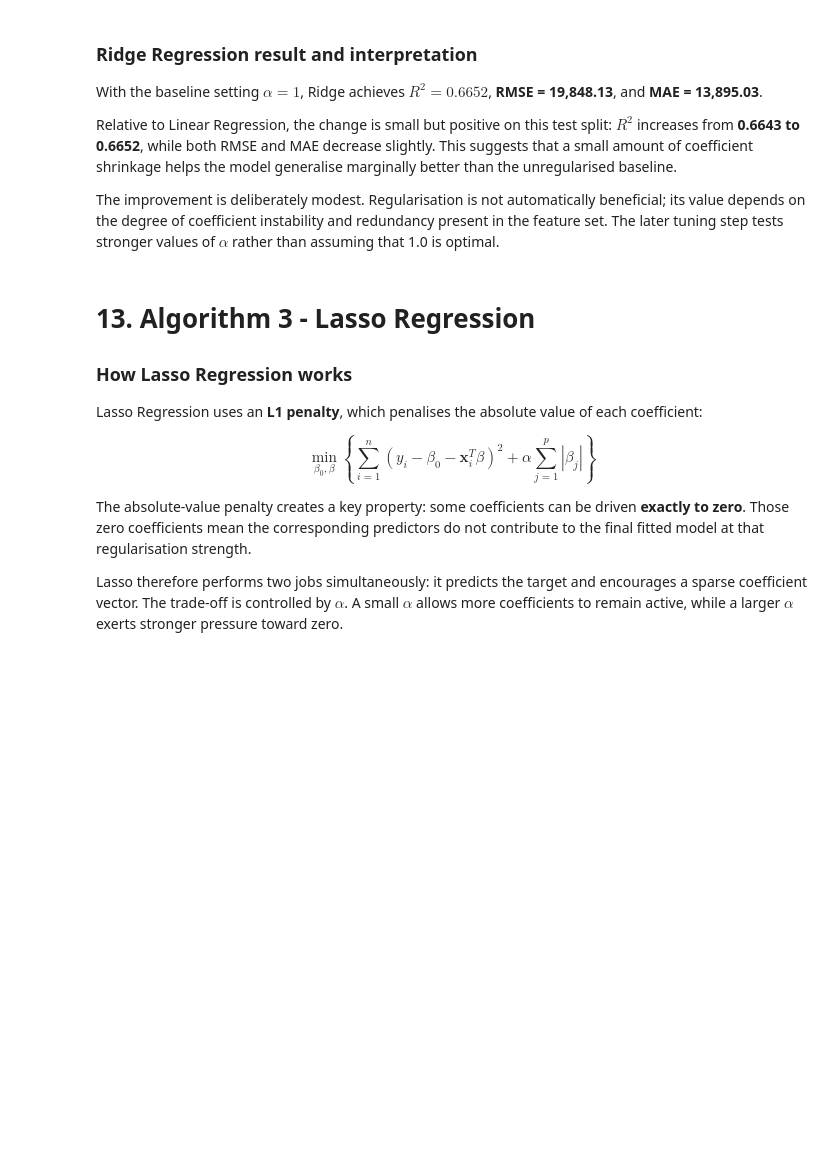
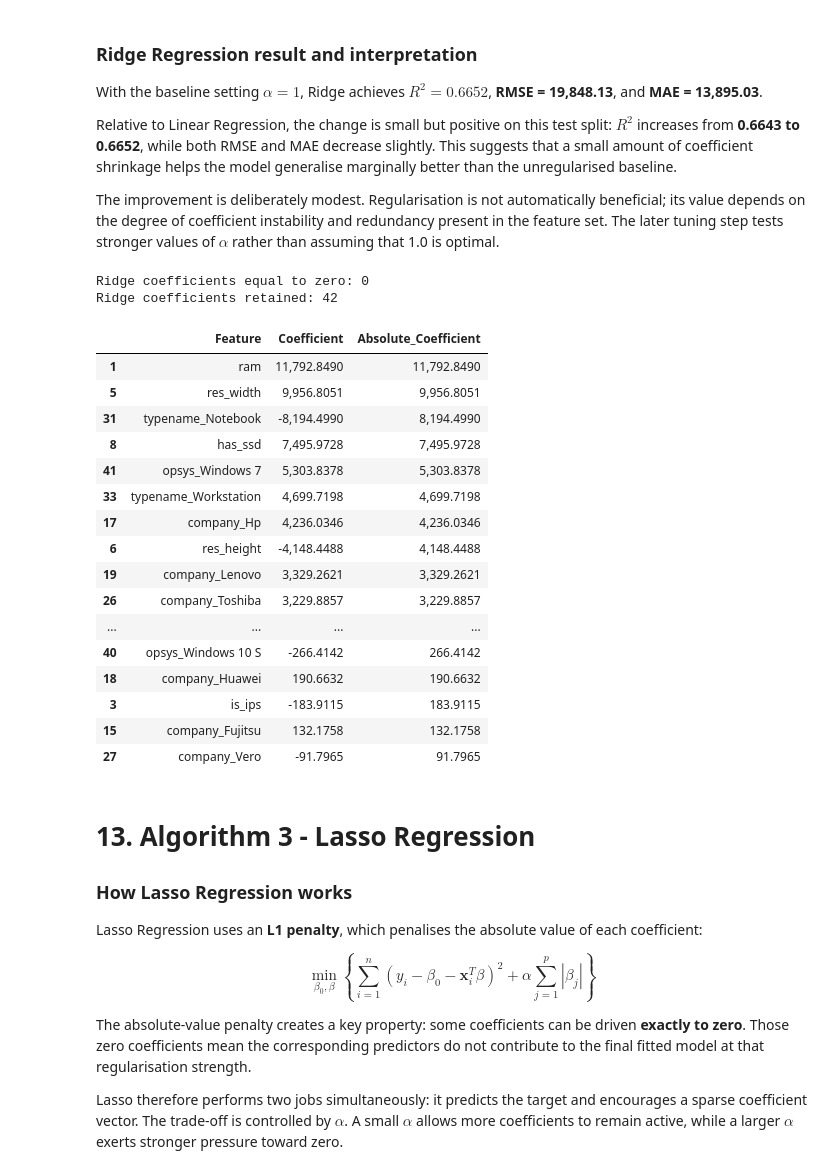
Before and after one commit to BIJJUDAMA/ML_Capstone, a Jupyter notebook: Regression_algorithms_10.ipynb, the cells around one changed output. Saved outputs shown, nothing was run; the diff lists cells and outputs as text; code cells hidden in the pictures; blank space fills up the shorter version.

Commit message:
feat: update paths and coefficient analysis

```diff
--- a/Regression_algorithms_10.ipynb
+++ b/Regression_algorithms_10.ipynb
@@ -608,6 +608,55 @@ With the baseline setting $\alpha=1$, Ridge achieves **$R^2=0.6652$**, **RMSE =
 Relative to Linear Regression, the change is small but positive on this test split: $R^2$ increases from **0.6643 to 0.6652**, while both RMSE and MAE decrease slightly. This suggests that a small amount of coefficient shrinkage helps the model generalise marginally better than the unregularised baseline.
 
 The improvement is deliberately modest. Regularisation is not automatically beneficial; its value depends on the degree of coefficient instability and redundancy present in the feature set. The later tuning step tests stronger values of $\alpha$ rather than assuming that 1.0 is optimal.
+# %%
+ridge_coefficients = pd.Series(
+    ridge_model.named_steps["model"].coef_,
+    index=X_train.columns
+)
+
+zero_count = int((ridge_coefficients == 0).sum())
+
+non_zero_count = int((ridge_coefficients != 0).sum())
+
+print("Ridge coefficients equal to zero:", zero_count)
+print("Ridge coefficients retained:", non_zero_count)
+# %% [output]
+Ridge coefficients equal to zero: 0
+Ridge coefficients retained: 42
+# %%
+ridge_coefficient_table = pd.DataFrame({
+    "Feature": X_train.columns,
+    "Coefficient": ridge_model.named_steps["model"].coef_
+})
+
+ridge_coefficient_table["Absolute_Coefficient"] = (
+    ridge_coefficient_table["Coefficient"].abs()
+)
+
+ridge_coefficient_table = ridge_coefficient_table.sort_values(
+    "Absolute_Coefficient",
+    ascending=False
+)
+
+display(ridge_coefficient_table)
+# %% [output]
+|  | Feature | Coefficient | Absolute_Coefficient |
+| 1 | ram | 11,792.8490 | 11,792.8490 |
+| 5 | res_width | 9,956.8051 | 9,956.8051 |
+| 31 | typename_Notebook | -8,194.4990 | 8,194.4990 |
+| 8 | has_ssd | 7,495.9728 | 7,495.9728 |
+| 41 | opsys_Windows 7 | 5,303.8378 | 5,303.8378 |
+| 33 | typename_Workstation | 4,699.7198 | 4,699.7198 |
+| 17 | company_Hp | 4,236.0346 | 4,236.0346 |
+| 6 | res_height | -4,148.4488 | 4,148.4488 |
+| 19 | company_Lenovo | 3,329.2621 | 3,329.2621 |
+| 26 | company_Toshiba | 3,229.8857 | 3,229.8857 |
+| ... | ... | ... | ... |
+| 40 | opsys_Windows 10 S | -266.4142 | 266.4142 |
+| 18 | company_Huawei | 190.6632 | 190.6632 |
+| 3 | is_ips | -183.9115 | 183.9115 |
+| 15 | company_Fujitsu | 132.1758 | 132.1758 |
+| 27 | company_Vero | -91.7965 | 91.7965 |
 # %% [markdown]
 # 13. Algorithm 3 - Lasso Regression
 
```
Also changed, not shown: parts of 10 cells of this notebook, 1 other file.
